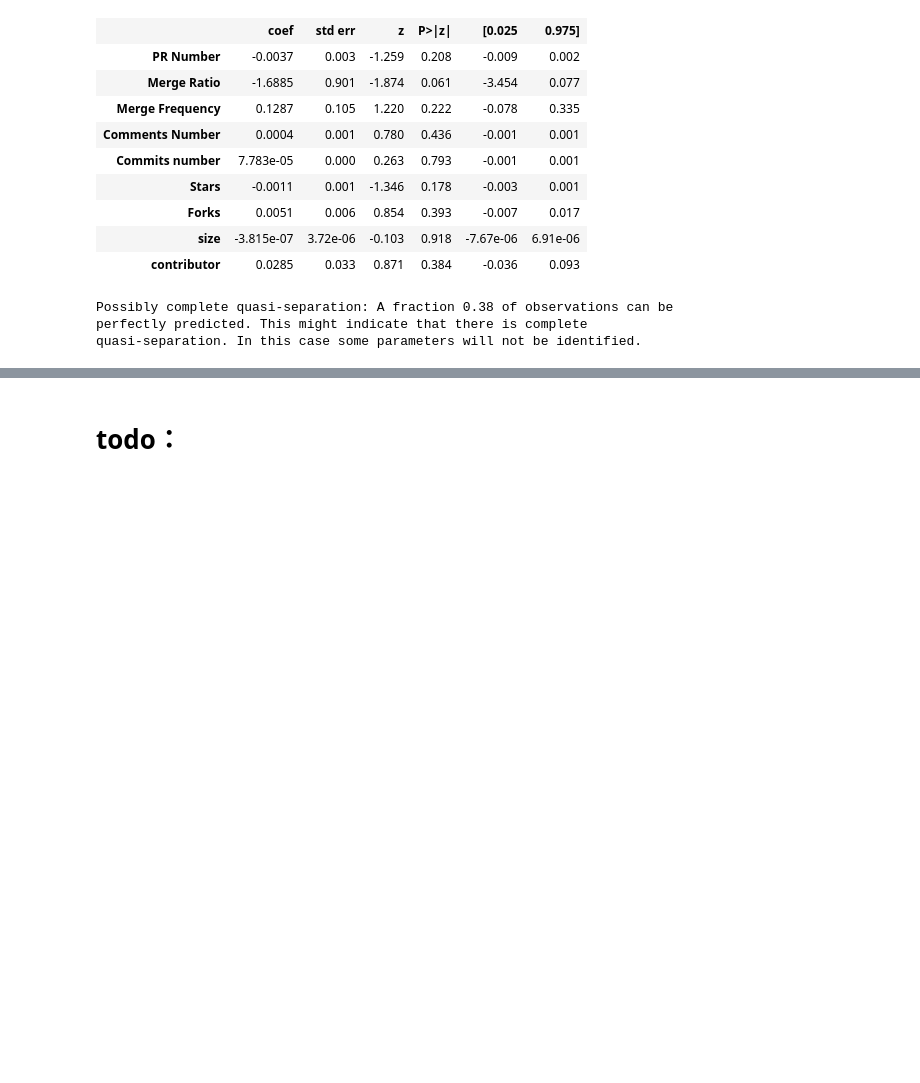
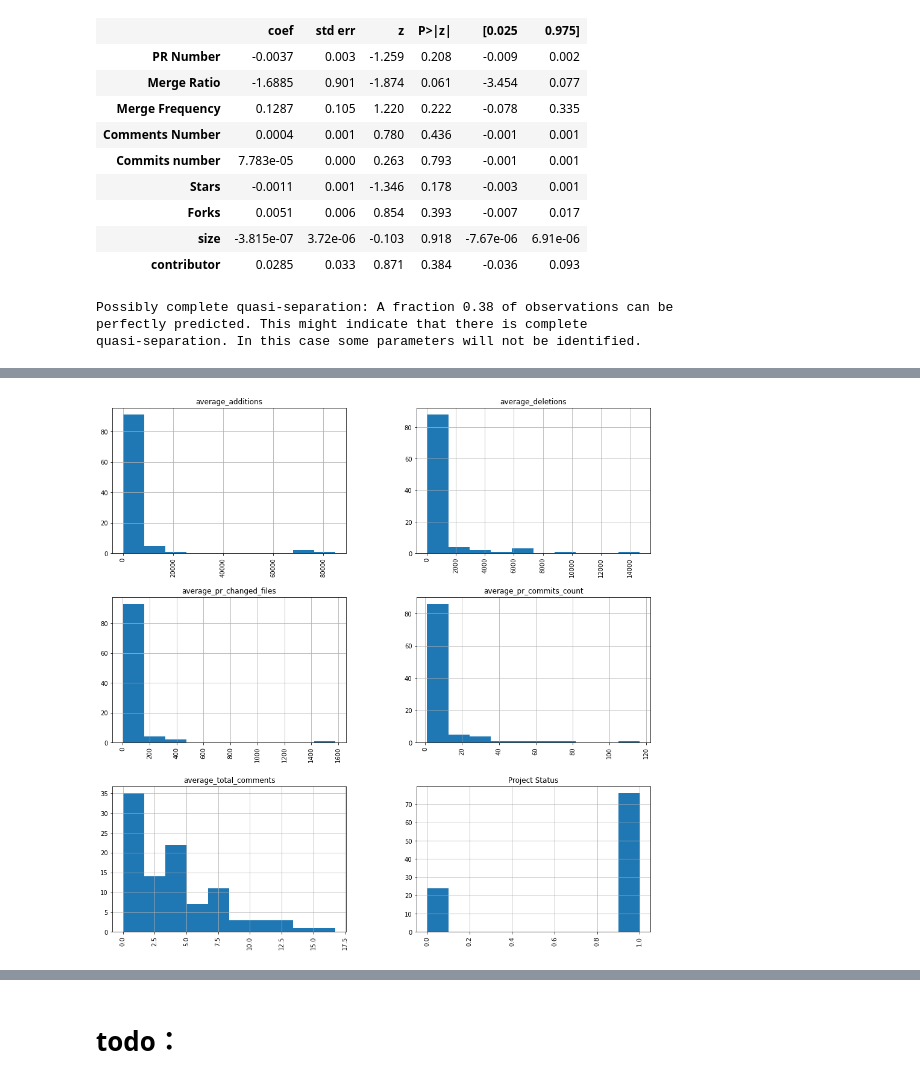
Before and after one commit to njswdwy/ECS260-Project, a Jupyter notebook: exploratory data analysis.ipynb, the cells around one changed output, grey strips where cells are left out. Saved outputs shown, nothing was run; the diff lists cells and outputs as text; code cells hidden in the pictures; blank space fills up the shorter version.

```diff
--- a/exploratory data analysis.ipynb
+++ b/exploratory data analysis.ipynb
@@ -236,0 +241,5 @@ quasi-separation. In this case some parameters will not be identified.
+# %%
+data_model2.hist(figsize=(16,16),xrot = 90)
+plt.show()
+# %% [output]
+[figure, added]
```
Also changed, not shown: parts of 23 cells of this notebook.
